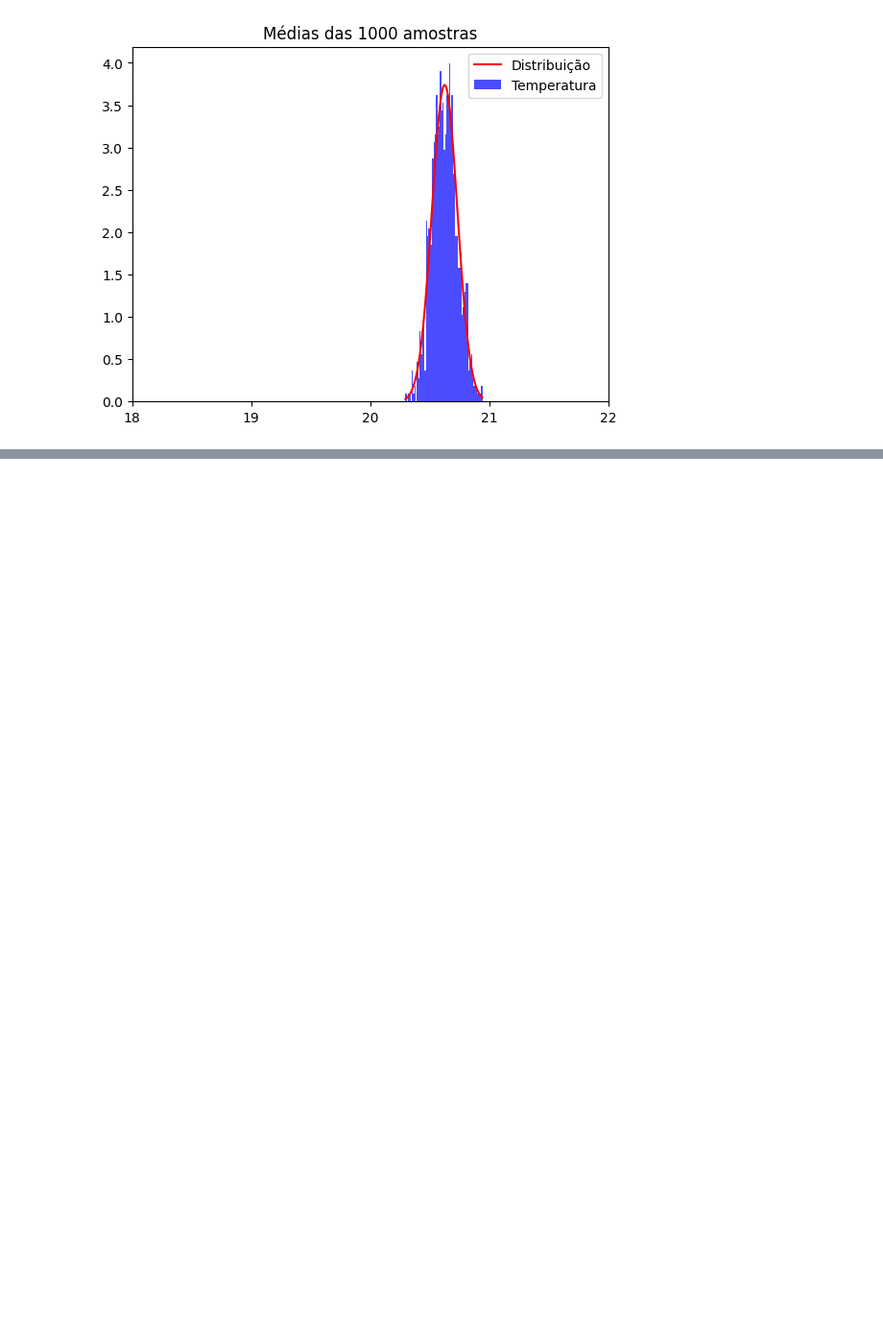
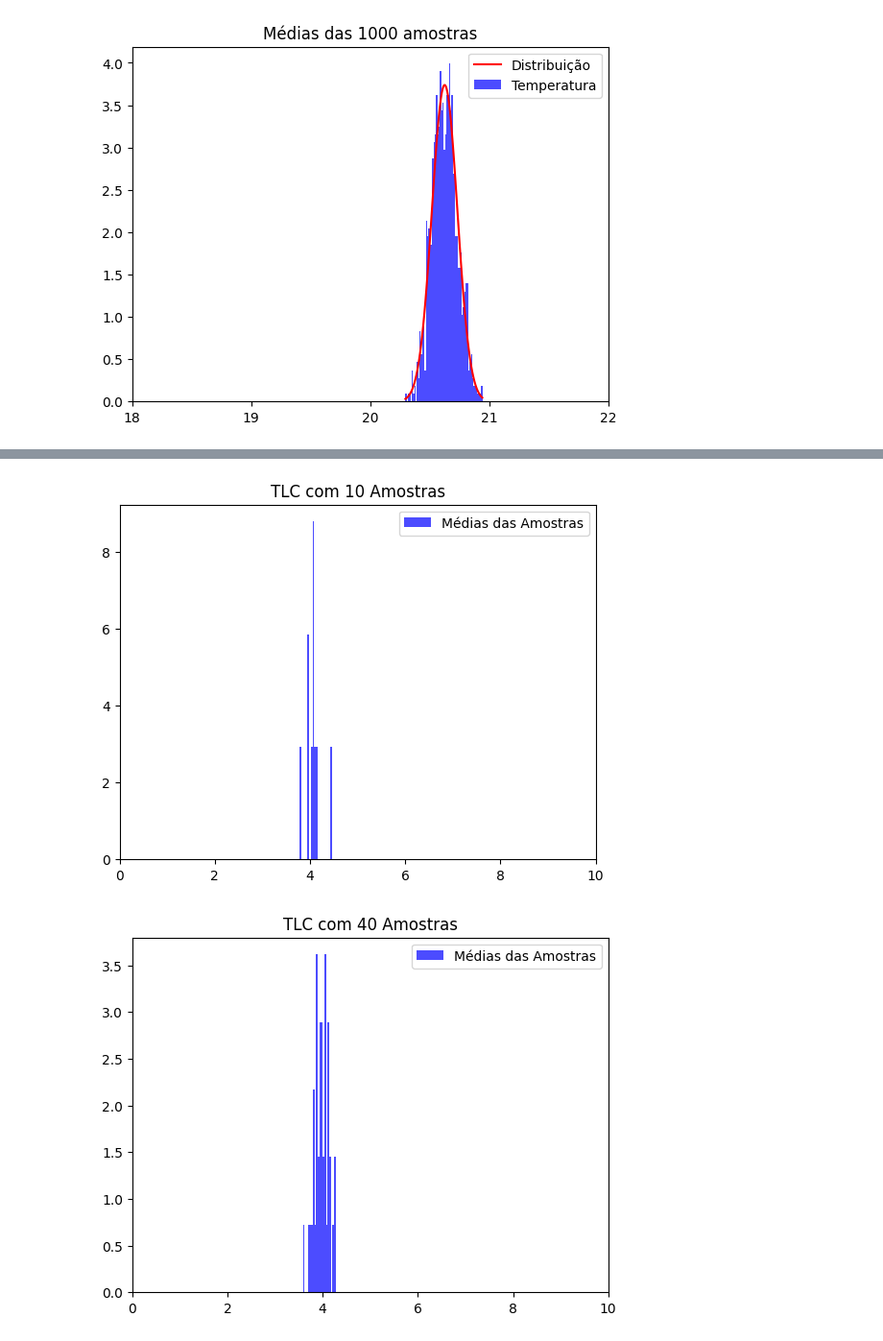
Before and after one commit to PauloLucena2022/Atividade-01---LLM-e-Estat-stica, a Jupyter notebook: Colab Notebook/Atividade_1.ipynb, the cells around one changed output, grey strips where cells are left out. Shown at 96% size. Saved outputs shown, nothing was run; the diff lists cells and outputs as text; code cells hidden in the pictures; blank space fills up the shorter version.

```diff
--- a/Colab Notebook/Atividade_1.ipynb
+++ b/Colab Notebook/Atividade_1.ipynb
@@ -361,0 +428,46 @@ plt.show()
+# %%
+# Tirando as médias
+medias_10 = []
+medias_40 = []
+medias_80 = []
+medias_120 = []
+
+for array in amostra_10:
+  medias_10.append(np.mean(array))
+
+for array in amostra_40:
+  medias_40.append(np.mean(array))
+
+for array in amostra_80:
+  medias_80.append(np.mean(array))
+
+for array in amostra_120:
+  medias_120.append(np.mean(array))
+# %%
+# Plotando Gráficos com TLC
+plt.hist(medias_10, color = 'blue', label = 'Médias das Amostras', density = True, alpha = 0.7 , bins = 20)
+plt.title('TLC com 10 Amostras')
+plt.xticks(range(0, 11, 2))
+plt.legend()
+plt.show()
+
+plt.hist(medias_40, color = 'blue', label = 'Médias das Amostras', density = True, alpha = 0.7 , bins = 20)
+plt.title('TLC com 40 Amostras')
+plt.xticks(range(0, 11, 2))
+plt.legend()
+plt.show()
+
+plt.hist(medias_80, color = 'blue', label = 'Médias das Amostras', density = True, alpha = 0.7 , bins = 20)
+plt.title('TLC com 80 Amostras')
+plt.xticks(range(0, 11, 2))
+plt.legend()
+plt.show()
+
+plt.hist(medias_120, color = 'blue', label = 'Médias das Amostras', density = True, alpha = 0.7 , bins = 20)
+plt.title('TLC com 120 Amostras')
+plt.xticks(range(0, 11, 2))
+plt.legend()
+plt.show()
+# %% [output]
+[figure, added]
+[figure, added]
```
Also changed, not shown: parts of 5 cells of this notebook.
